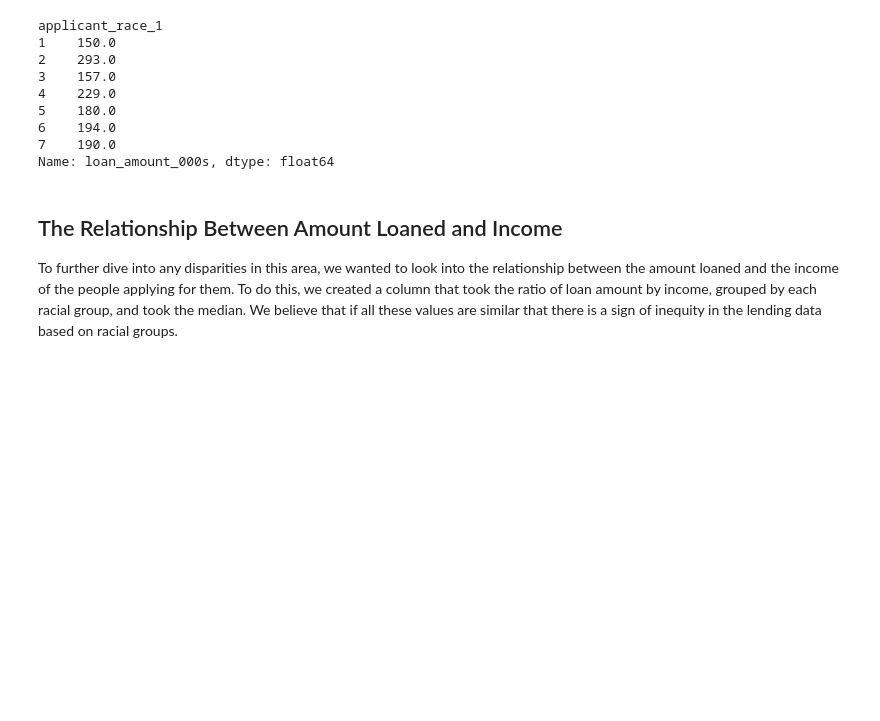
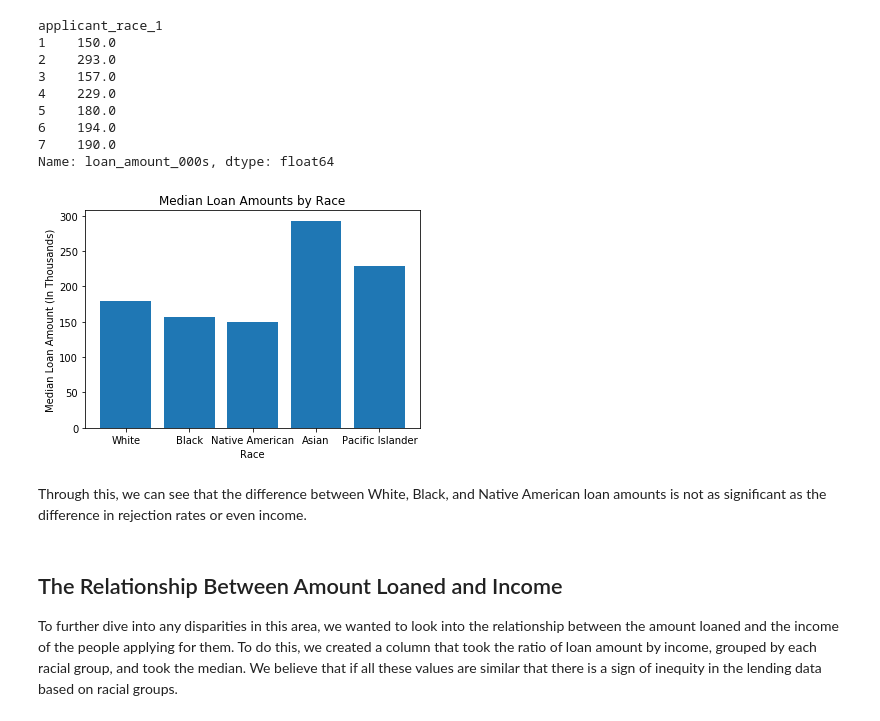
Before and after one commit to rakeshsenthil/DSC167_HMDA_Ethics, a Jupyter notebook: Paper1_checkpoint_2_submission.ipynb, the cells around one changed output. Drawn from its saved outputs; the diff is of its cells as text; code cells hidden in the pictures; blank space fills up the shorter version.

```diff
--- a/Paper1_checkpoint_2_submission.ipynb
+++ b/Paper1_checkpoint_2_submission.ipynb
@@ -335,6 +346,19 @@ applicant_race_1
 6    194.0
 7    190.0
 Name: loan_amount_000s, dtype: float64
+# %%
+race = ['White', 'Black', 'Native American', 'Asian', 'Pacific Islander']
+reject = [180.0, 157.0, 150.0, 293.0, 229.0]
+
+plt.bar(race, reject)
+plt.title('Median Loan Amounts by Race')
+plt.xlabel('Race')
+plt.ylabel('Median Loan Amount (In Thousands)')
+plt.show()
+# %% [output]
+[figure, added]
+# %% [markdown]
+Through this, we can see that the difference between White, Black, and Native American loan amounts is not as significant as the difference in rejection rates or even income.
 # %% [markdown]
 ## The Relationship Between Amount Loaned and Income
 
```
Also changed, not shown: parts of 2 cells of this notebook.
